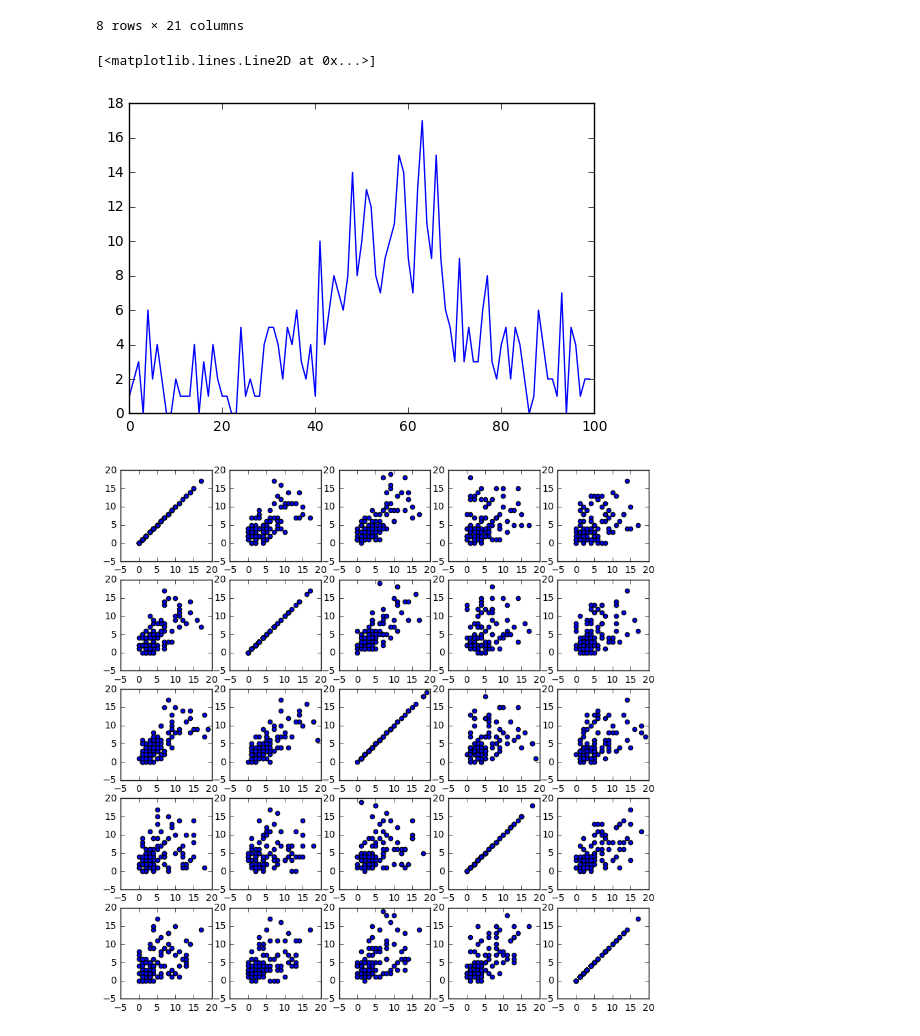
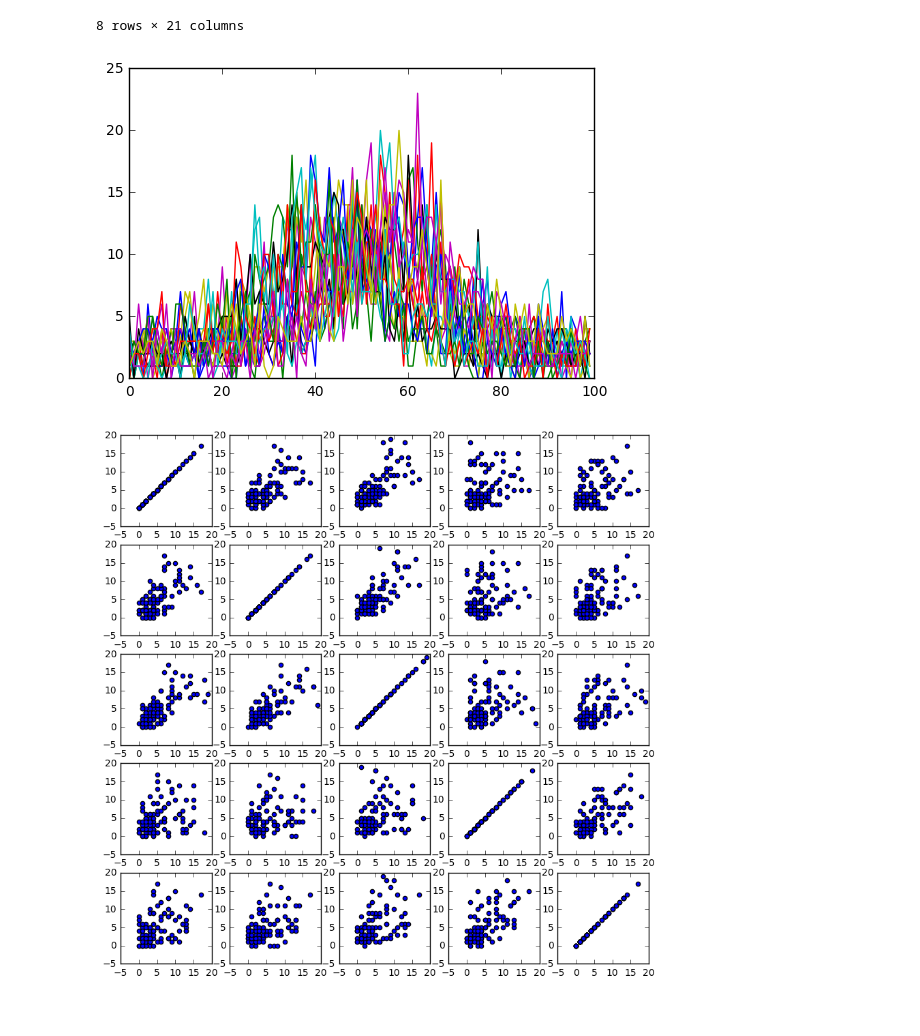
Before and after one commit to p16i/course-machine-intelligence-2, a Jupyter notebook: w1-data-projections/ex1.ipynb, the cells around one changed output. Cells and saved outputs as stored; diff of their text form; code cells hidden in the pictures.

```diff
--- a/w1-data-projections/ex1.ipynb
+++ b/w1-data-projections/ex1.ipynb
@@ -25,10 +25,10 @@ expData.describe()
 8 rows × 21 columns
 # %%
 # b)
-plt.plot( expData['V1'] )
+for c in list(expData.columns[1:]):
+    plt.plot( expData[c] )
 # %% [output]
-[<matplotlib.lines.Line2D at 0x...>]
-[figure, old version]
+[figure, new version]
 # %%
 # c)
 def plotScatters( df, cols ):
```
Also changed, not shown: parts of 6 cells of this notebook.
